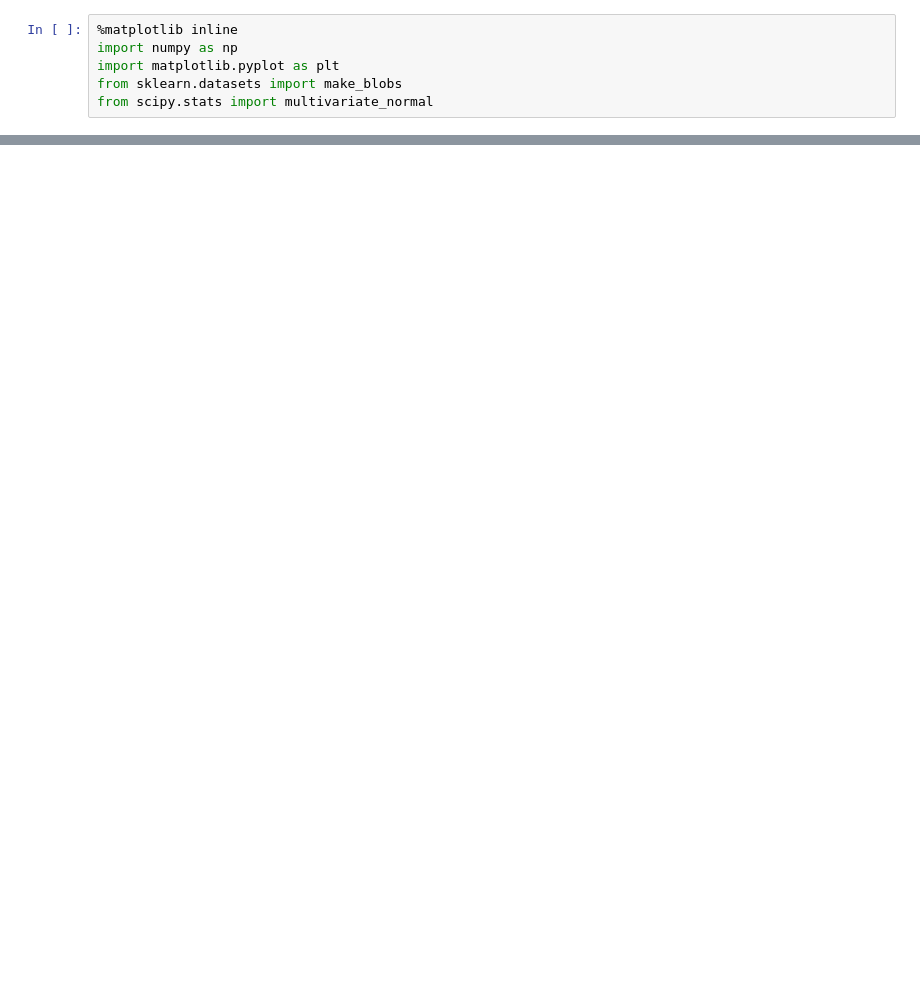
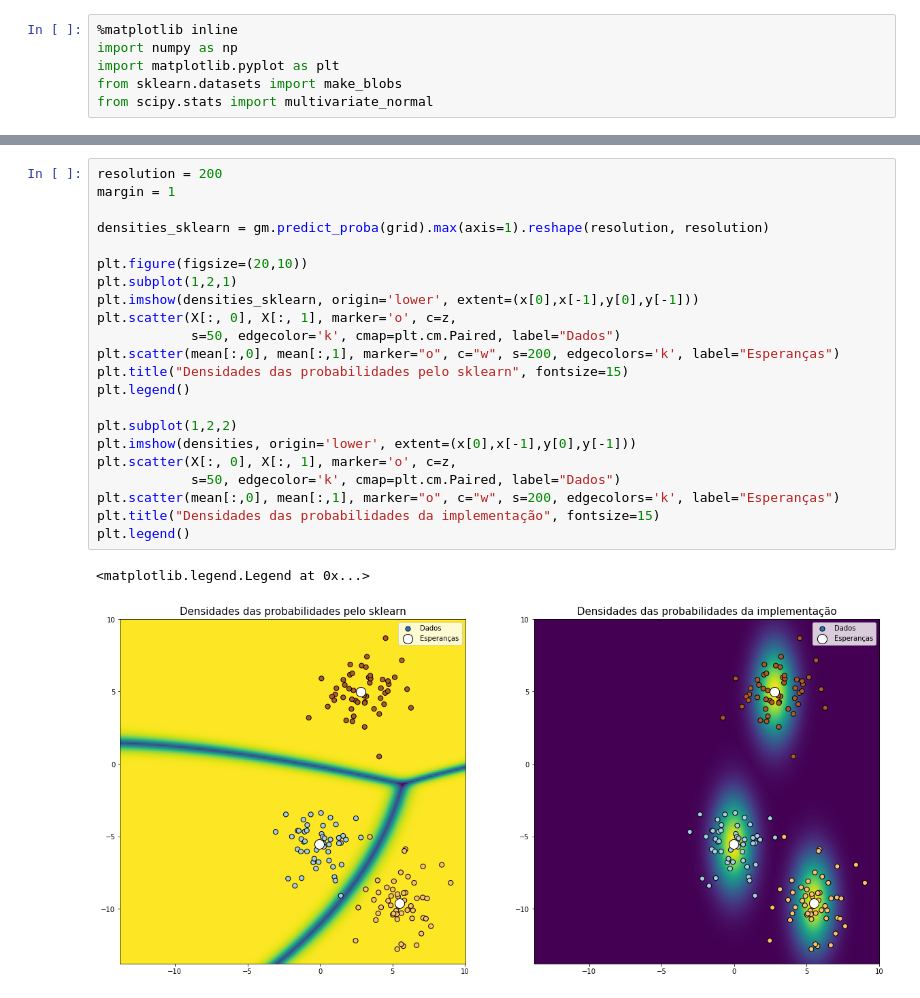
Before and after one commit to lucaspg96/probabilistic-ml, a Jupyter notebook: Expectation Maximization para Misturas Gaussianas.ipynb, the cells around one changed output, grey strips where cells are left out. Cells and saved outputs as stored; diff of their text form; blank space fills up the shorter version.

```diff
--- a/Expectation Maximization para Misturas Gaussianas.ipynb
+++ b/Expectation Maximization para Misturas Gaussianas.ipynb
@@ -153,0 +166,25 @@ plt.legend()
+# %%
+resolution = 200
+margin = 1
+
+densities_sklearn = gm.predict_proba(grid).max(axis=1).reshape(resolution, resolution)
+
+plt.figure(figsize=(20,10))
+plt.subplot(1,2,1)
+plt.imshow(densities_sklearn, origin='lower', extent=(x[0],x[-1],y[0],y[-1]))
+plt.scatter(X[:, 0], X[:, 1], marker='o', c=z,
+            s=50, edgecolor='k', cmap=plt.cm.Paired, label="Dados")
+plt.scatter(mean[:,0], mean[:,1], marker="o", c="w", s=200, edgecolors='k', label="Esperanças")
+plt.title("Densidades das probabilidades pelo sklearn", fontsize=15)
+plt.legend()
+
+plt.subplot(1,2,2)
+plt.imshow(densities, origin='lower', extent=(x[0],x[-1],y[0],y[-1]))
+plt.scatter(X[:, 0], X[:, 1], marker='o', c=z,
+            s=50, edgecolor='k', cmap=plt.cm.Paired, label="Dados")
+plt.scatter(mean[:,0], mean[:,1], marker="o", c="w", s=200, edgecolors='k', label="Esperanças")
+plt.title("Densidades das probabilidades da implementação", fontsize=15)
+plt.legend()
+# %% [output]
+<matplotlib.legend.Legend at 0x...>
+[figure, added]
```
Also changed, not shown: parts of 8 cells of this notebook.
